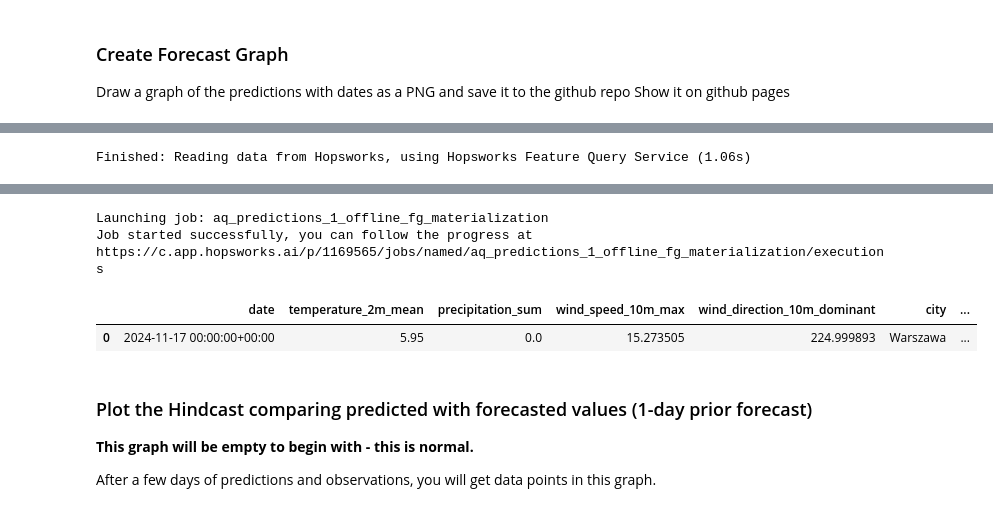
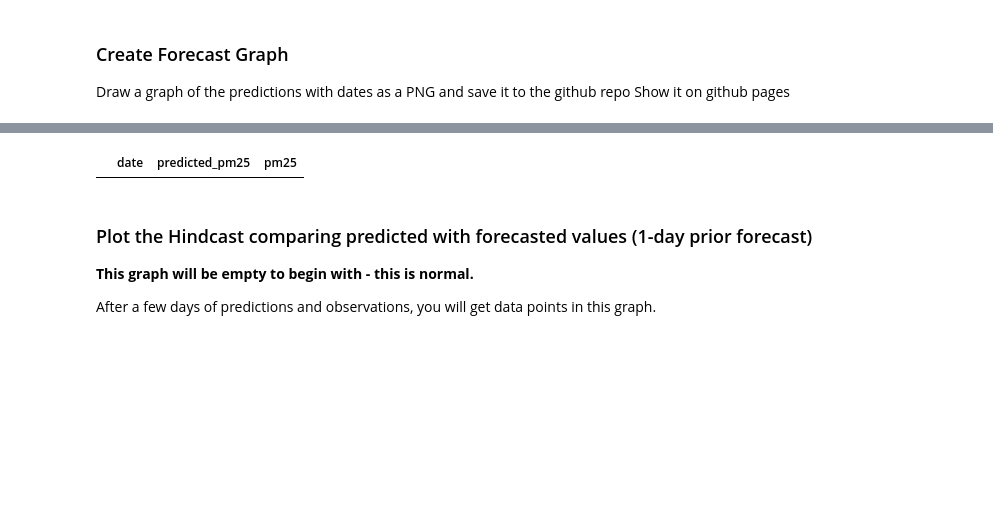
Before and after one commit to Braszczynski/mlfs-book-v2, a Jupyter notebook: notebooks/ch03/4_air_quality_batch_lagged_inference.ipynb, the cells around one changed output, grey strips where cells are left out. Drawn from its saved outputs; the diff is of its cells as text; code cells hidden in the pictures; blank space fills up the shorter version.

```diff
--- a/notebooks/ch03/4_air_quality_batch_lagged_inference.ipynb
+++ b/notebooks/ch03/4_air_quality_batch_lagged_inference.ipynb
@@ -50,7 +50,7 @@ Connected. Call `.close()` to terminate connection gracefully.
 # %%
 mr = project.get_model_registry()
 
-retrieved_model = mr.get_models(
+retrieved_model = mr.get_model(
     name="air_quality_lagged_xgboost_model",
     version = 1,
 )
@@ -93,9 +93,17 @@ weather_fg = fs.get_feature_group(
     version= 1,
     )
 lagged_aq_fg = fs.get_feature_group(
-    name='air_quality_lagged_fv',
+    name='air_quality_lagged',
     version= 1,
     )
-weather_fg_batch = weather_fg.filter(weather_fg.date >= today).read()
-lagged_aq_fg_today = lagged_aq_fg.filter(lagged_aq_fg.date == today).read()
+batch_data = weather_fg.filter(weather_fg.date >= today).read()
+df = lagged_aq_fg.read()
+
+max_date = df['date'].max()
+
+last_air_quality_lagged = df[df['date'] == max_date]
+
+lagged_columns = ['lagged_1', 'lagged_2', 'lagged_3']
+
+last_air_quality_lagged[lagged_columns] = last_air_quality_lagged[lagged_columns].apply(lambda row: row.fillna(last_air_quality_lagged['pm25']))
 # %% [output]
@@ -198,7 +264,7 @@ plt.show()
 # %%
 # Get or create feature group
 monitor_fg = fs.get_or_create_feature_group(
-    name='aq_predictions',
+    name='aq_lagged_predictions',
     description='Air Quality prediction monitoring',
     version=1,
     primary_key=['city','street','date','days_before_forecast_day'],
@@ -225,6 +291,6 @@ Finished: Reading data from Hopsworks, using Hopsworks Feature Query Service (0.
 # %%
 air_quality_fg = fs.get_feature_group(
-    name='air_quality',
+    name='air_quality_lagged',
     version=1,
 )
 air_quality_df = air_quality_fg.read()
@@ -250,10 +316,10 @@ preds_df =  monitoring_df[['date', 'predicted_pm25']]
 
 hindcast_df = pd.merge(preds_df, outcome_df, on="date")
 hindcast_df = hindcast_df.sort_values(by=['date'])
-
-# If there are no outcomes for predictions yet, generate some predictions/outcomes from existing data
-if len(hindcast_df) == 0:
-    hindcast_df = util.backfill_predictions_for_monitoring(weather_fg, air_quality_df, monitor_fg, retrieved_xgboost_model)
+# print(outcome_df)
+# print(preds_df)
+# # If there are no outcomes for predictions yet, generate some predictions/outcomes from existing data
+# if len(hindcast_df) == 0:
+#     hindcast_df = util.backfill_predictions_for_monitoring(weather_fg, air_quality_df, monitor_fg, retrieved_xgboost_model)
 hindcast_df
 # %% [output]
-Finished: Reading data from Hopsworks, using Hopsworks Feature Query Service (1.06s)
@@ -261,8 +326,4 @@ Uploading Dataframe: 0.00% |          | Rows 0/1 | Elapsed Time: 00:00 | Remaini
-Launching job: aq_predictions_1_offline_fg_materialization
-Job started successfully, you can follow the progress at
-https://c.app.hopsworks.ai/p/1169565/jobs/named/aq_predictions_1_offline_fg_materialization/executions
-|  | date | temperature_2m_mean | precipitation_sum | wind_speed_10m_max | wind_direction_10m_dominant | city | ... |
-| 0 | 2024-11-17 00:00:00+00:00 | 5.95 | 0.0 | 15.273505 | 224.999893 | Warszawa | ... |
+|  | date | predicted_pm25 | pm25 |
 # %% [markdown]
 ### Plot the Hindcast comparing predicted with forecasted values (1-day prior forecast)
 
```
Also changed, not shown: parts of 15 cells of this notebook, 11 other files.
